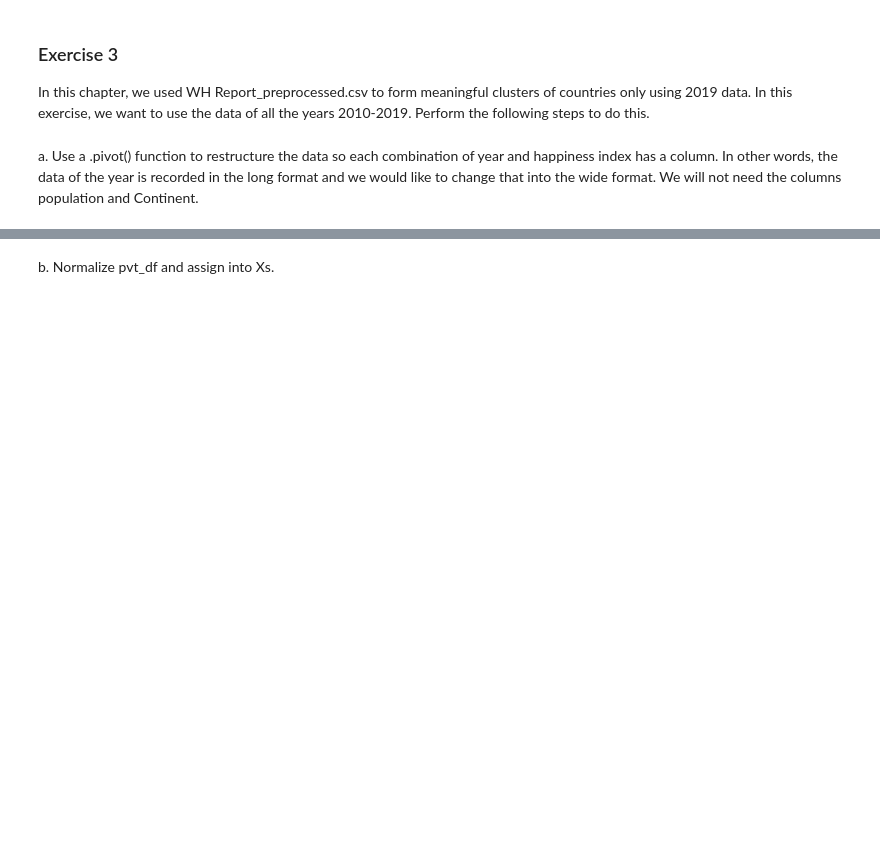
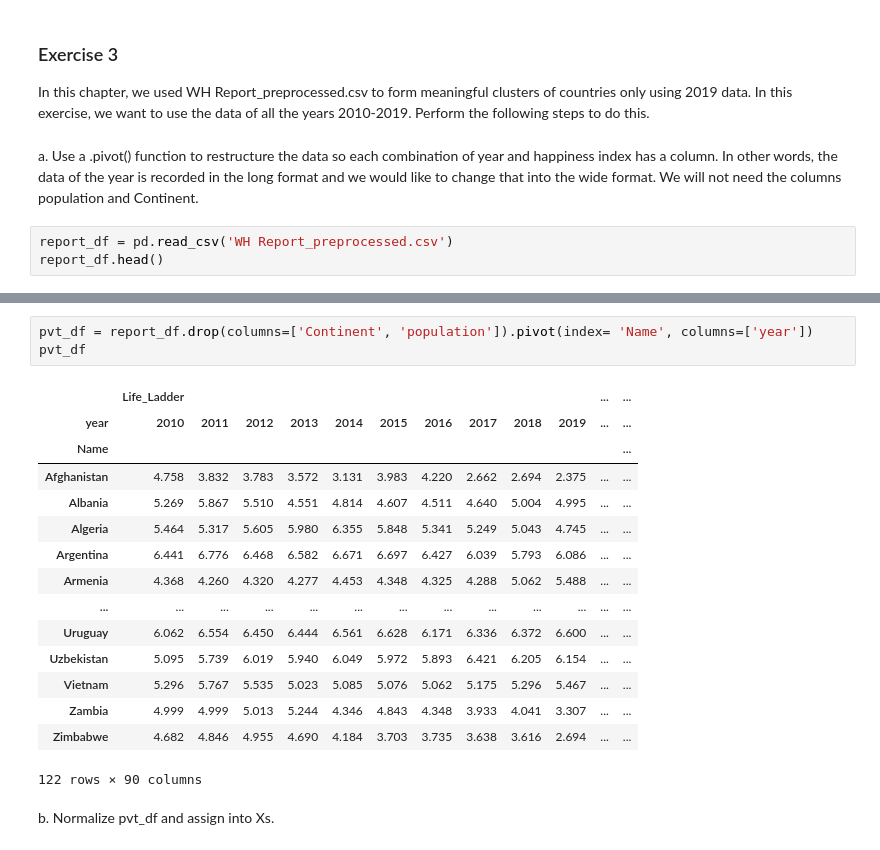
Before and after one commit to ColeDM-2020/Hands-On-Data-INST-447, a Jupyter notebook: Lab 4/wks04_analysis.ipynb, the cells around one changed output, grey strips where cells are left out. Drawn from its saved outputs; the diff is of its cells as text; blank space fills up the shorter version.

```diff
--- a/Lab 4/wks04_analysis.ipynb
+++ b/Lab 4/wks04_analysis.ipynb
@@ -145,3 +145,6 @@ Unlike the previous two chapters, Chapter 08 covers an unsuppervised learning te
 In this chapter, we used WH Report_preprocessed.csv to form meaningful clusters of countries only using 2019 data. In this exercise, we want to use the data of all the years 2010-2019. Perform the following steps to do this.
 # %% [markdown]
 a. Use a .pivot() function to restructure the data so each combination of year and happiness index has a column. In other words, the data of the year is recorded in the long format and we would like to change that into the wide format. We will not need the columns population and Continent.
+# %%
+report_df = pd.read_csv('WH Report_preprocessed.csv')
+report_df.head()
@@ -148,2 +158,21 @@ a. Use a .pivot() function to restructure the data so each combination of year a
+# %%
+pvt_df = report_df.drop(columns=['Continent', 'population']).pivot(index= 'Name', columns=['year'])
+pvt_df
+# %% [output]
+|  | Life_Ladder |  |  |  |  |  |  |  |  |  | ... | ... |
+| year | 2010 | 2011 | 2012 | 2013 | 2014 | 2015 | 2016 | 2017 | 2018 | 2019 | ... | ... |
+| Name |  |  |  |  |  |  |  |  |  |  |  | ... |
+| Afghanistan | 4.758 | 3.832 | 3.783 | 3.572 | 3.131 | 3.983 | 4.220 | 2.662 | 2.694 | 2.375 | ... | ... |
+| Albania | 5.269 | 5.867 | 5.510 | 4.551 | 4.814 | 4.607 | 4.511 | 4.640 | 5.004 | 4.995 | ... | ... |
+| Algeria | 5.464 | 5.317 | 5.605 | 5.980 | 6.355 | 5.848 | 5.341 | 5.249 | 5.043 | 4.745 | ... | ... |
+| Argentina | 6.441 | 6.776 | 6.468 | 6.582 | 6.671 | 6.697 | 6.427 | 6.039 | 5.793 | 6.086 | ... | ... |
+| Armenia | 4.368 | 4.260 | 4.320 | 4.277 | 4.453 | 4.348 | 4.325 | 4.288 | 5.062 | 5.488 | ... | ... |
+| ... | ... | ... | ... | ... | ... | ... | ... | ... | ... | ... | ... | ... |
+| Uruguay | 6.062 | 6.554 | 6.450 | 6.444 | 6.561 | 6.628 | 6.171 | 6.336 | 6.372 | 6.600 | ... | ... |
+| Uzbekistan | 5.095 | 5.739 | 6.019 | 5.940 | 6.049 | 5.972 | 5.893 | 6.421 | 6.205 | 6.154 | ... | ... |
+| Vietnam | 5.296 | 5.767 | 5.535 | 5.023 | 5.085 | 5.076 | 5.062 | 5.175 | 5.296 | 5.467 | ... | ... |
+| Zambia | 4.999 | 4.999 | 5.013 | 5.244 | 4.346 | 4.843 | 4.348 | 3.933 | 4.041 | 3.307 | ... | ... |
+| Zimbabwe | 4.682 | 4.846 | 4.955 | 4.690 | 4.184 | 3.703 | 3.735 | 3.638 | 3.616 | 2.694 | ... | ... |
+122 rows × 90 columns
 # %% [markdown]
 b. Normalize pvt_df and assign into Xs.
```
Also changed, not shown: parts of 4 cells of this notebook.
